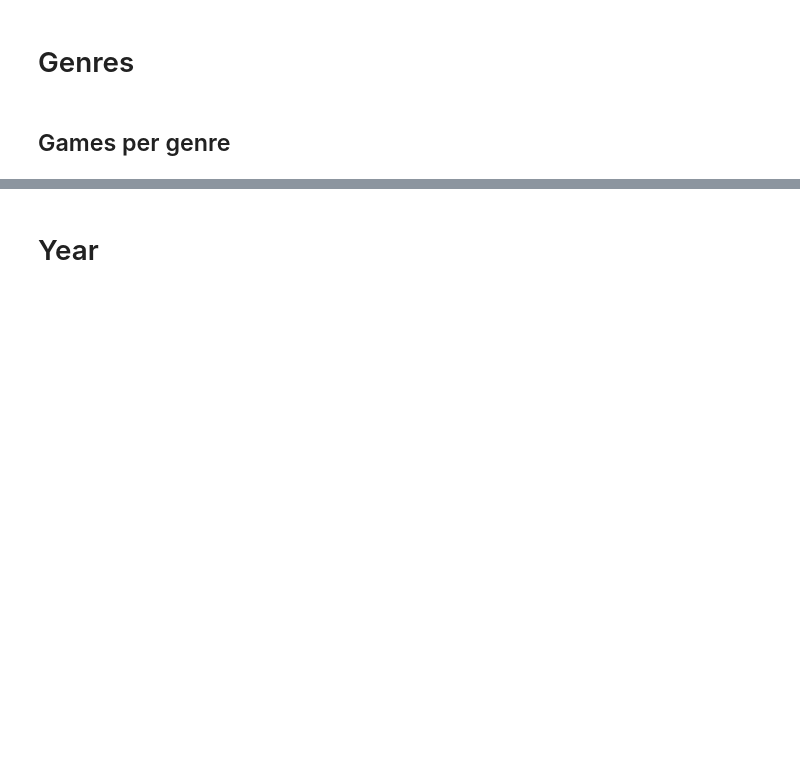
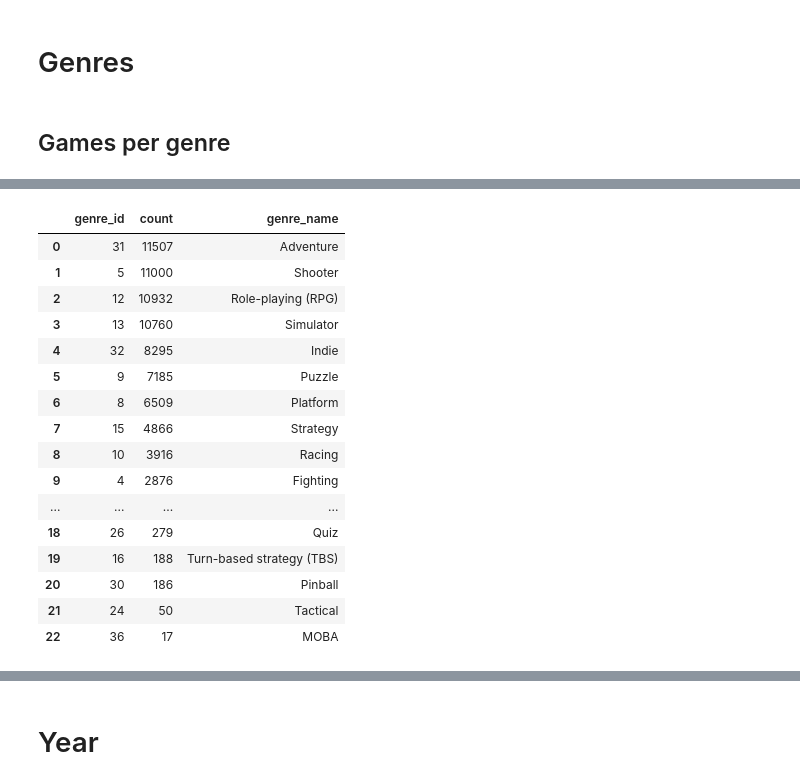
Before and after one commit to riccardoRubei/MSR2024-Data-Showcase, a Jupyter notebook: data_analysis/statistics.ipynb, the cells around one changed output, grey strips where cells are left out. Saved outputs shown, nothing was run; the diff lists cells and outputs as text; code cells hidden in the pictures; blank space fills up the shorter version.

```diff
--- a/data_analysis/statistics.ipynb
+++ b/data_analysis/statistics.ipynb
@@ -14,10 +14,10 @@ from matplotlib_venn import venn2, venn2_circles
 # %% [markdown]
 ## Genres and Platforms
 # %%
-df_genres = pd.read_csv('../genres.csv', header=None)
+df_genres = pd.read_csv('../final_dataset/genres.csv')
 df_genres.columns = ['genre_id', 'genre_name']
 
-df_platforms = pd.read_csv('../platforms.csv', header=None)
+df_platforms = pd.read_csv('../final_dataset/platforms.csv', header=None)
 df_platforms.columns = ['platform_id', 'platform_name']
 
 dict_platform_nintendo = {
@@ -91,22 +109,20 @@ dict_platform
 # %%
 if not os.path.exists('dataset_merged.csv'):
 
-    PATH = '../igdb_scarper/IGDB_metadata_merged/'
+    PATH = '../final_dataset'
 
     dataset = pd.DataFrame()
-    for platform in os.listdir(PATH):
+    for platform in [f for f in os.listdir(PATH ) if 'all_games' in f]:
         # print(platform)
 
         df_platform = pd.DataFrame()
 
-        for file in os.listdir(PATH + platform):
-
-            try:
-                df_platform = pd.read_csv(PATH + platform + '/' + file, lineterminator='\n', encoding="utf-8")
-                dataset = pd.concat([dataset, df_platform])
-            except pd.errors.EmptyDataError:
-                # print(file, " is empty and has been skipped.")
-                pass
+        try:
+            df_platform = pd.read_csv(PATH + "/" +  platform, lineterminator='\n', encoding="utf-8")
+            dataset = pd.concat([dataset, df_platform])
+        except pd.errors.EmptyDataError:
+            # print(file, " is empty and has been skipped.")
+            pass
 
     dataset['first_release_date'] = pd.to_datetime(dataset['first_release_date'], unit='s')
 
@@ -213,18 +356,37 @@ dataset['genres'].sort_values(ascending=True)
 # %%
 # remove genres values missing values
 dataset_no_nas = dataset.dropna(subset=['genres'])
 # remove lists with empty strings
 dataset_no_nas = dataset_no_nas[dataset_no_nas['genres'].apply(lambda x: x[0] != '')]
 
 games_per_genre = dataset_no_nas['genres'].apply(lambda x: x[0]).value_counts().sort_values(ascending=False)
 
 games_per_genre = pd.DataFrame(games_per_genre).reset_index().rename(columns={'genres': 'genre_id'})
 games_per_genre['genre_id'] = games_per_genre['genre_id'].astype(int)
+df_genres['genre_id'] = df_genres['genre_id'].astype(int)
 games_per_genre = games_per_genre.merge(df_genres, on='genre_id', how='left')
 games_per_genre.sort_values(by='count', ascending=False)
 
 games_per_genre['count'].sum()
 games_per_genre
+# %% [output]
+|  | genre_id | count | genre_name |
+| 0 | 31 | 11507 | Adventure |
+| 1 | 5 | 11000 | Shooter |
+| 2 | 12 | 10932 | Role-playing (RPG) |
+| 3 | 13 | 10760 | Simulator |
+| 4 | 32 | 8295 | Indie |
+| 5 | 9 | 7185 | Puzzle |
+| 6 | 8 | 6509 | Platform |
+| 7 | 15 | 4866 | Strategy |
+| 8 | 10 | 3916 | Racing |
+| 9 | 4 | 2876 | Fighting |
+| ... | ... | ... | ... |
+| 18 | 26 | 279 | Quiz |
+| 19 | 16 | 188 | Turn-based strategy (TBS) |
+| 20 | 30 | 186 | Pinball |
+| 21 | 24 | 50 | Tactical |
+| 22 | 36 | 17 | MOBA |
 # %%
 # remove genres values missing values
 dataset_xbox_no_nas = dataset_xbox.dropna(subset=['genres'])
```
Also changed, not shown: parts of 16 cells of this notebook, 10 other files.
